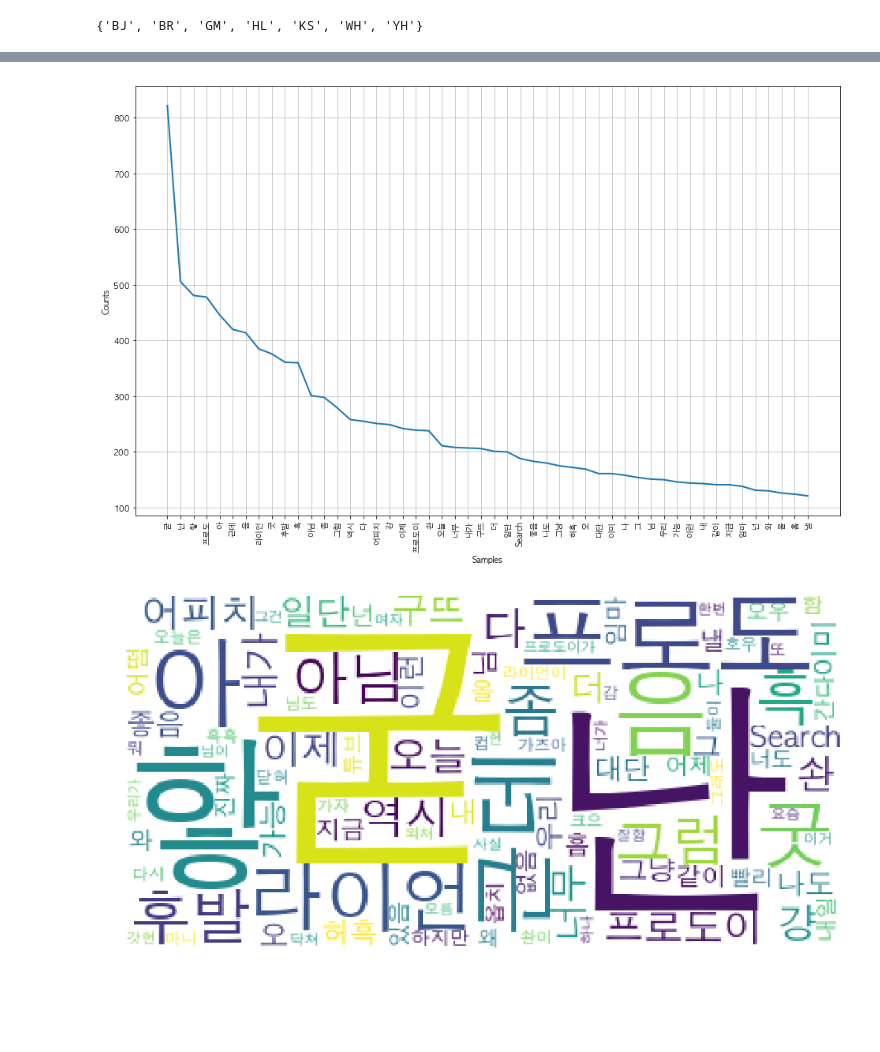
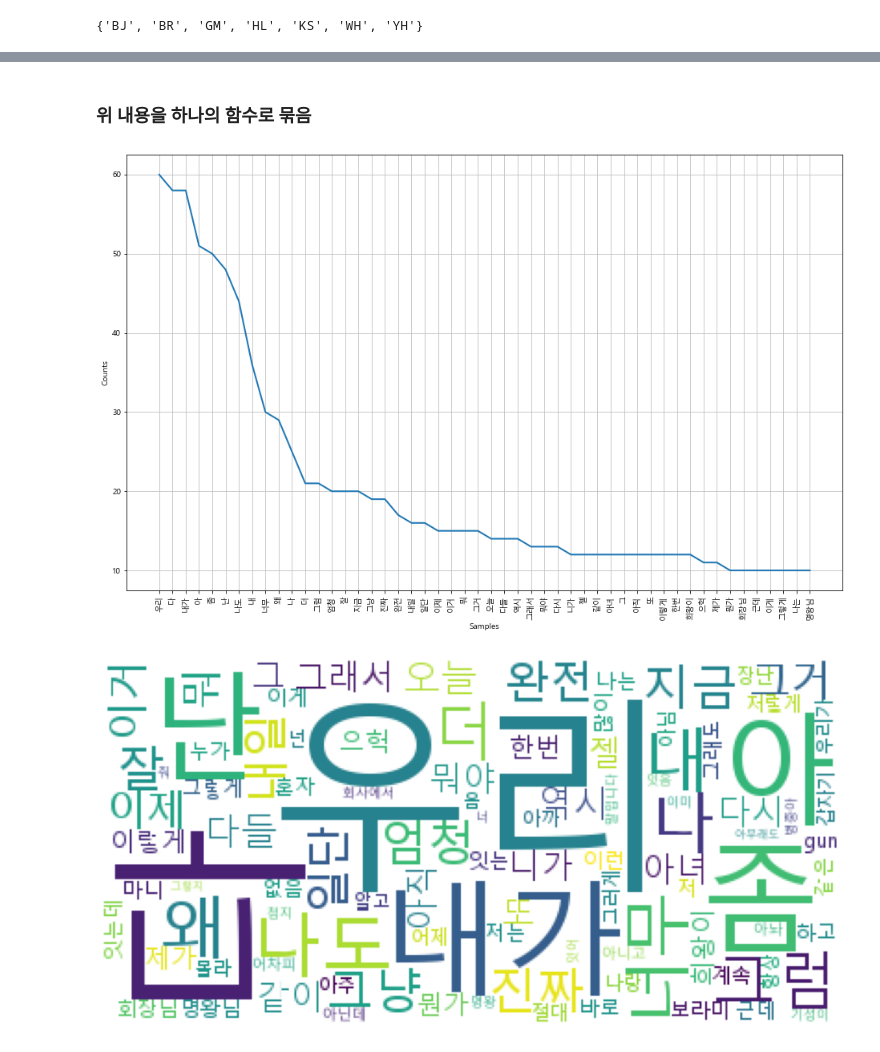
Before and after one commit to woosa7/nbcc_projects, a Jupyter notebook: ML/KoNLPy/09_카카오톡대화_사용자별빈도분석.ipynb, the cells around one changed output, grey strips where cells are left out. Saved outputs shown, nothing was run; the diff lists cells and outputs as text; code cells hidden in the pictures; blank space fills up the shorter version.

```diff
--- a/ML/KoNLPy/09_카카오톡대화_사용자별빈도분석.ipynb
+++ b/ML/KoNLPy/09_카카오톡대화_사용자별빈도분석.ipynb
@@ -8,8 +9,8 @@ import nltk
 # %%
+# load data
 with open("data/cleaned_katalk_data.pk", "rb") as f:
     data = pickle.load(f)
 
-data.reset_index(drop=True, inplace=True)
 print(data.head())
 print(data.info())
 # %% [output]
@@ -69,4 +74,4 @@ print(author2doc)
 # %%
-user1_msg = [str(data["message"][idx]) for idx in author2doc['WH']]
-user1_msg
+user1_msg = [str(data["message"][idx]) for idx in author2doc['BJ']]
+user1_msg[-20:]
 # %% [output]
@@ -97,5 +105,6 @@ print(len(total_tokens))
 # %%
-text = nltk.Text(total_tokens, name='NMSC')
+text = nltk.Text(total_tokens)
+
 print(len(set(text.tokens)))
 pprint(text.vocab().most_common(10))
 # %% [output]
@@ -149,11 +156,14 @@ plt.show()
+# %% [markdown]
+### 위 내용을 하나의 함수로 묶음
 # %%
 def user_freq_analysis(username, data, author2doc):
 
-    user_msg = [str(data["Message"][idx]) for idx in author2doc[username]]
+    user_msg = [str(data["message"][idx]) for idx in author2doc[username]]
     total_tokens = [token for doc in user_msg for token in doc.split()]
     text = nltk.Text(total_tokens, name='kakao')
 
     #pprint(text.vocab().most_common(10))
+
     path = "c:/Windows/Fonts/malgun.ttf"
     if platform.system() == 'Darwin':
         rc('font', family='AppleGothic')
@@ -168,18 +178,19 @@ def user_freq_analysis(username, data, author2doc):
 
     wc = text.vocab().most_common(100)
 
-# for win : font_path='c:/Windows/Fonts/malgun.ttf'
-    wordcloud = WordCloud(font_path='/Library/Fonts/AppleGothic.ttf',
+    # for Mac : font_path='/Library/Fonts/AppleGothic.ttf'
+    wordcloud = WordCloud(font_path='c:/Windows/Fonts/malgun.ttf',
                           relative_scaling = 0.2,
                           #stopwords=STOPWORDS,
                           background_color='white',
                           ).generate_from_frequencies(dict(wc))
+
     plt.figure(figsize=(16,8))
     plt.imshow(wordcloud)
     plt.axis("off")
     plt.show()
 # %%
-user_freq_analysis("무지", data, author2doc)
+user_freq_analysis("HL", data, author2doc)
 # %% [output]
-[figure, old version]
+[figure, new version]
-[figure, old version]
+[figure, new version]
```
Also changed, not shown: parts of 9 cells of this notebook, 2 other files.
